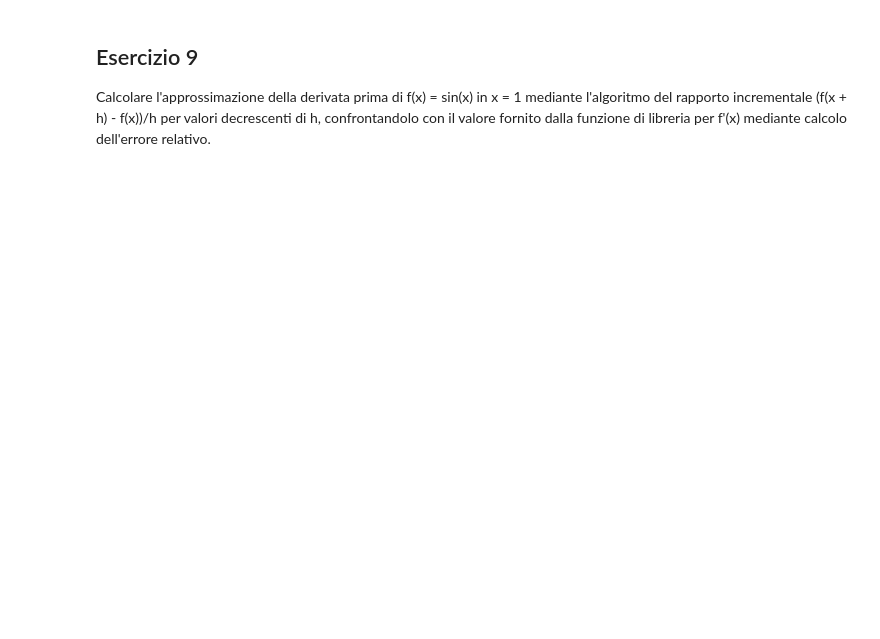
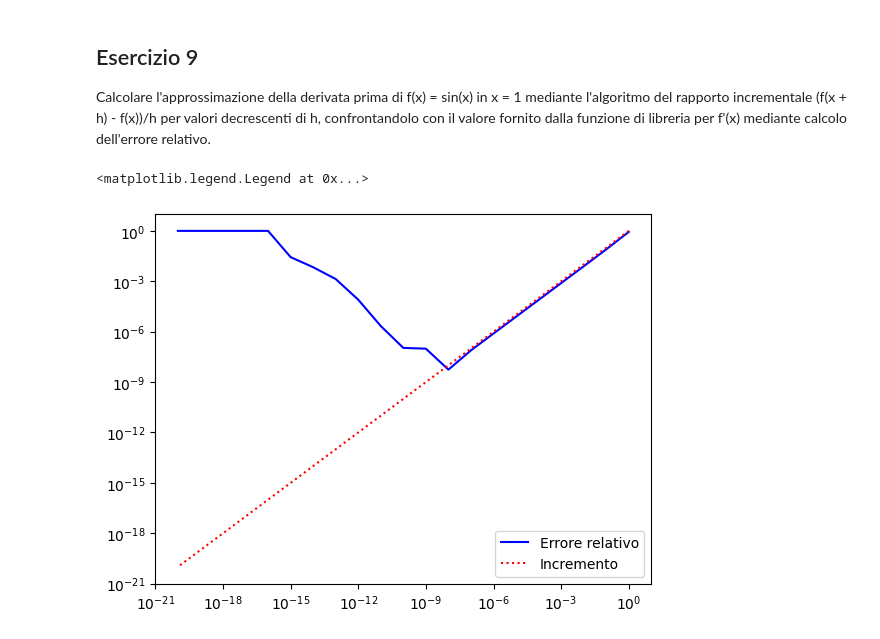
Before and after one commit to ThePaglia/Uni, a Jupyter notebook: METODI NUMERICI/5-6 Perturbazioni/5-6 PerturbazioniEs.ipynb, the cells around one changed output. Saved outputs shown, nothing was run; the diff lists cells and outputs as text; code cells hidden in the pictures; blank space fills up the shorter version.

```diff
--- a/METODI NUMERICI/5-6 Perturbazioni/5-6 PerturbazioniEs.ipynb
+++ b/METODI NUMERICI/5-6 Perturbazioni/5-6 PerturbazioniEs.ipynb
@@ -154,3 +365,23 @@ Calcolare l'approssimazione della derivata prima di f(x) = sin(x) in x = 1
 mediante l'algoritmo del rapporto incrementale (f(x + h) - f(x))/h per valori decrescenti
 di h, confrontandolo con il valore fornito dalla funzione di libreria per f'(x)
 mediante calcolo dell'errore relativo.
+# %%
+k=np.arange(0,-21,-1)
+h=10.0**k
+
+des=math.cos(1);            #derivata esatta
+
+
+x=1
+rai=(np.sin(x+h)-np.sin(x))/h #rapporto incrementale
+
+err_rel=np.abs(rai-des)/np.abs(des); # errore relativo
+
+
+plt.plot(h,err_rel,'b-',h,h,'r:')
+plt.xscale("log")
+plt.yscale("log")
+plt.legend(['Errore relativo', 'Incremento'])
+# %% [output]
+<matplotlib.legend.Legend at 0x...>
+[figure, added]
```
Also changed, not shown: parts of 10 cells of this notebook, 3 other files.
